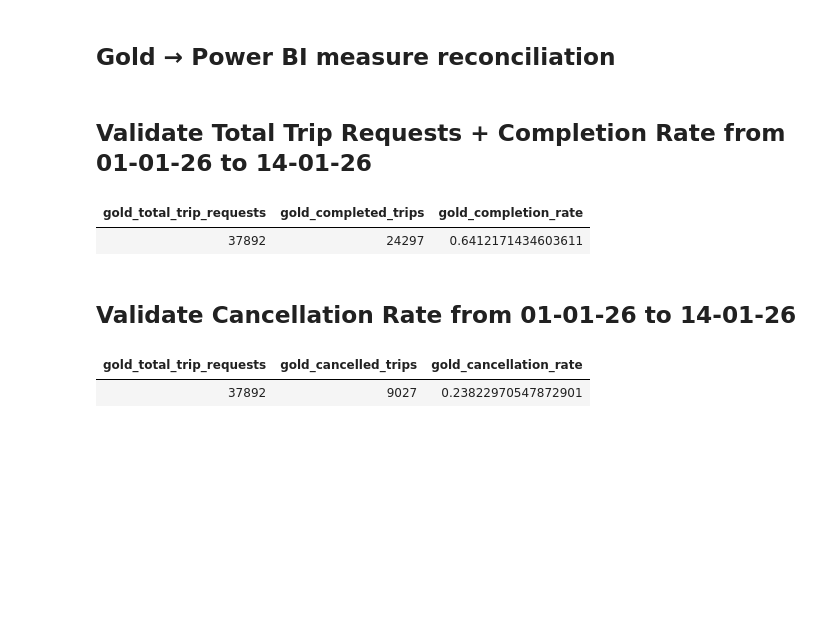
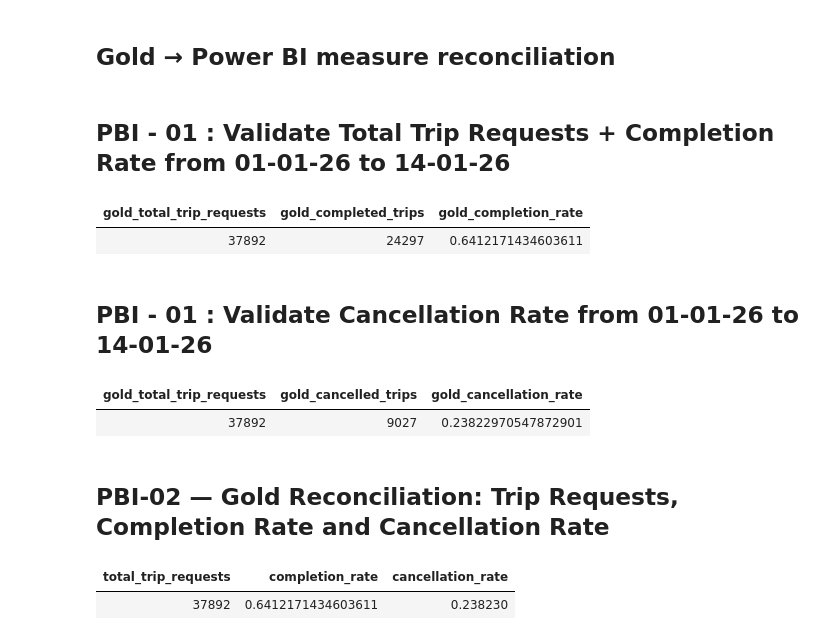
Before and after one commit to geethika626/bvrith-de-c1-team02-trippulse-urban-mobility-analytics, a Jupyter notebook: notebooks/06_powerbi_export.ipynb, the cells around one changed output. Drawn from its saved outputs; the diff is of its cells as text; code cells hidden in the pictures; blank space fills up the shorter version.

```diff
--- a/notebooks/06_powerbi_export.ipynb
+++ b/notebooks/06_powerbi_export.ipynb
@@ -767,7 +767,7 @@ Before closing Week 08, capture:
 # %% [markdown]
 ## Gold → Power BI measure reconciliation
 # %% [markdown]
-## Validate Total Trip Requests + Completion Rate from 01-01-26 to 14-01-26
+## PBI - 01 : Validate Total Trip Requests + Completion Rate from 01-01-26 to 14-01-26
 # %%
 from pyspark.sql import functions as F
 
@@ -795,7 +795,7 @@ display(gold_check)
 | gold_total_trip_requests | gold_completed_trips | gold_completion_rate |
 | 37892 | 24297 | 0.6412171434603611 |
 # %% [markdown]
-## Validate Cancellation Rate from 01-01-26 to 14-01-26
+## PBI - 01 : Validate Cancellation Rate from 01-01-26 to 14-01-26
 # %%
 cancellation_check = (
     spark.table("workspace.default.agg_trip_operations_daily")
@@ -820,3 +820,16 @@ display(cancellation_check)
 # %% [output]
 | gold_total_trip_requests | gold_cancelled_trips | gold_cancellation_rate |
 | 37892 | 9027 | 0.23822970547872901 |
+# %% [markdown]
+## PBI-02 — Gold Reconciliation: Trip Requests, Completion Rate and Cancellation Rate
+# %%
+%sql
+SELECT
+    SUM(trip_requests) AS total_trip_requests,
+    SUM(completed_trips) / NULLIF(SUM(trip_requests), 0) AS completion_rate,
+    SUM(cancellation_rate * trip_requests) / NULLIF(SUM(trip_requests), 0) AS cancellation_rate
+FROM workspace.default.agg_zone_demand_daily
+WHERE operation_date BETWEEN '2026-01-01' AND '2026-01-14';
+# %% [output]
+| total_trip_requests | completion_rate | cancellation_rate |
+| 37892 | 0.6412171434603611 | 0.238230 |
```
Also changed, not shown: parts of 6 cells of this notebook.
